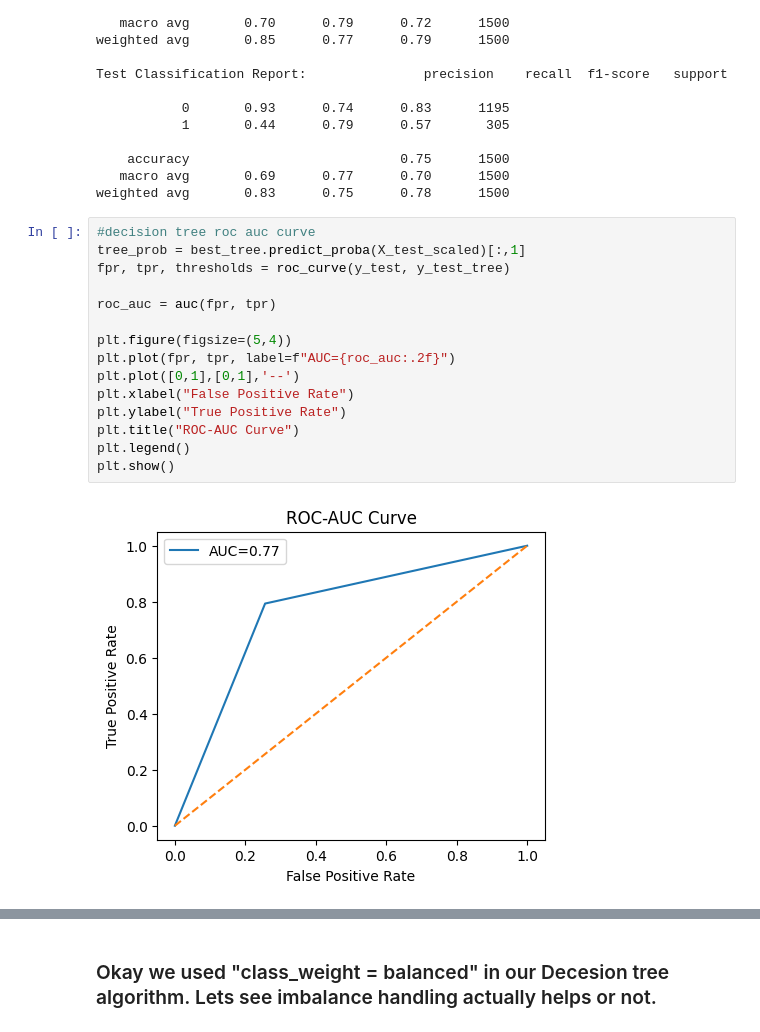
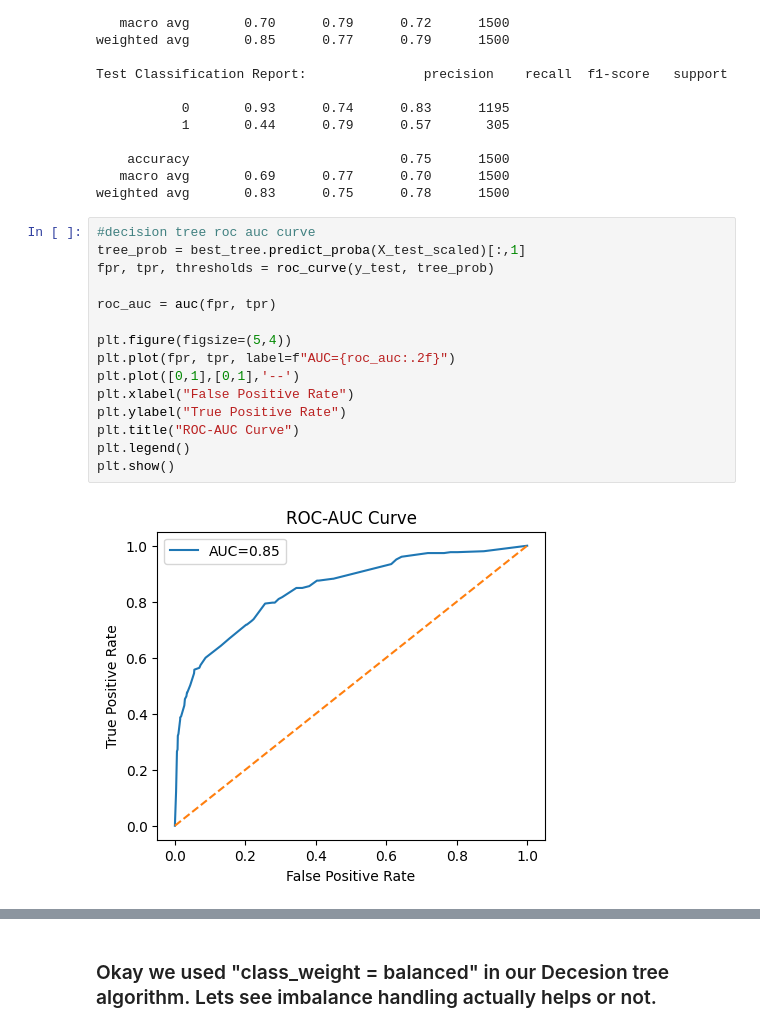
Before and after one commit to NaimPro-tech/Bank_Churn_Prediction_System, a Jupyter notebook: bank_customer_churn.ipynb, the cells around one changed output, grey strips where cells are left out. Drawn from its saved outputs; the diff is of its cells as text.

```diff
--- a/bank_customer_churn.ipynb
+++ b/bank_customer_churn.ipynb
@@ -638,18 +638,18 @@ weighted avg       0.83      0.75      0.78      1500
 # %%
 #decision tree roc auc curve
 tree_prob = best_tree.predict_proba(X_test_scaled)[:,1]
-fpr, tpr, thresholds = roc_curve(y_test, y_test_tree)
+fpr, tpr, thresholds = roc_curve(y_test, tree_prob)
 
 roc_auc = auc(fpr, tpr)
 
 plt.figure(figsize=(5,4))
 plt.plot(fpr, tpr, label=f"AUC={roc_auc:.2f}")
 plt.plot([0,1],[0,1],'--')
 plt.xlabel("False Positive Rate")
 plt.ylabel("True Positive Rate")
 plt.title("ROC-AUC Curve")
 plt.legend()
 plt.show()
 # %% [output]
-[figure, old version]
+[figure, new version]
 # %%
```
Also changed, not shown: parts of 21 cells of this notebook.
